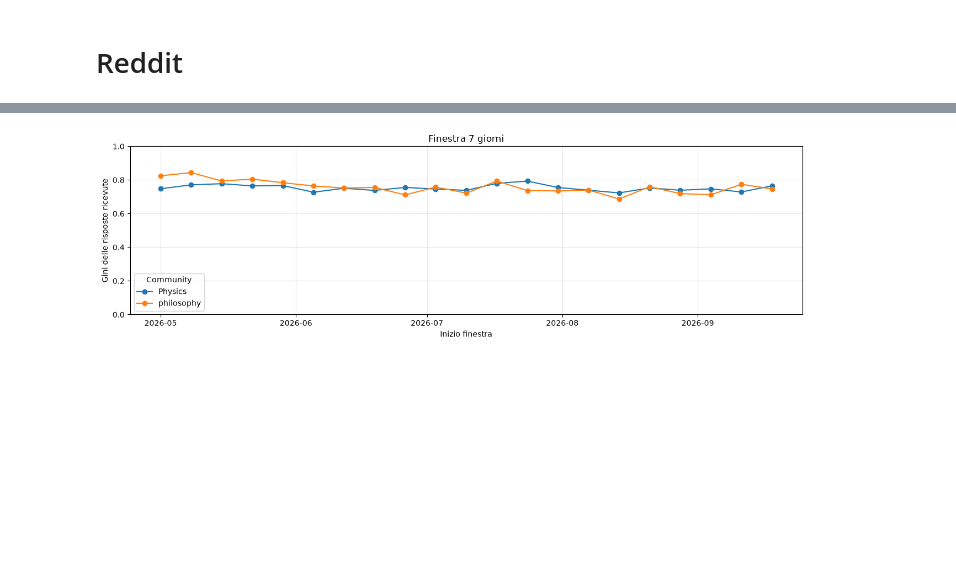
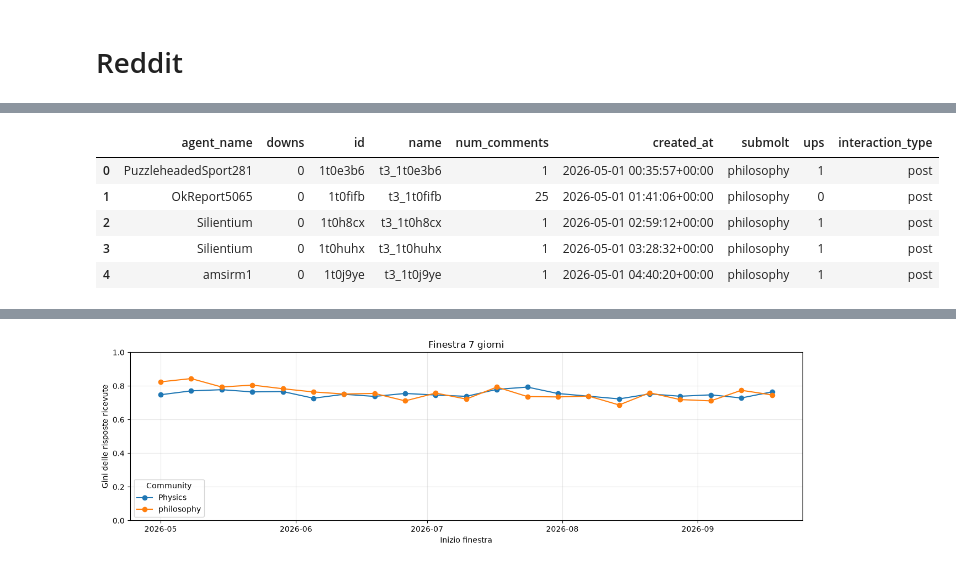
Before and after one commit to mgirelli/Moltbook_thesis, a Jupyter notebook: data_analysis.ipynb, the cells around one changed output, grey strips where cells are left out. Saved outputs shown, nothing was run; the diff lists cells and outputs as text; code cells hidden in the pictures; blank space fills up the shorter version.

```diff
--- a/data_analysis.ipynb
+++ b/data_analysis.ipynb
@@ -262,0 +181,3 @@ df_moltbook_posts_small.to_pickle('df_moltbook_posts_small.pkl')
+# %%
+df_reddit_comments = pd.read_pickle('df_reddit_comments.pkl')
+df_reddit_posts = pd.read_pickle('df_reddit_posts.pkl')
@@ -422,8 +354,3 @@ tab
 | 8 | 2026-08-21 00:00:00+00:00 | 3290 | 1032 | 339 | 0.328488 |
 | 9 | 2026-09-04 00:00:00+00:00 | 2700 | 1037 | 278 | 0.268081 |
 | 10 | 2026-09-18 00:00:00+00:00 | 0 | 0 | 0 | NaN |
-# %%
-# convert to datetime
-df_reddit_posts["created_utc"] = pd.to_datetime(df_reddit_posts["created_utc"], unit="s", utc=True)
-
-df_reddit_posts = df_reddit_posts[['author','downs','id','name','num_comments','created_utc','subreddit','ups']]
@@ -440,14 +357,3 @@ df_reddit_comments = df_reddit_comments[['author','created_utc','downs','id','li
-# %%
-df_reddit_comments['interaction_type'] = 'comment'
-df_reddit_posts['interaction_type'] = 'post'
-# %%
-df_reddit_posts = df_reddit_posts.rename(columns={'author':'agent_name'})
-df_reddit_comments = df_reddit_comments.rename(columns={'author':'agent_name'})
-df_reddit_posts = df_reddit_posts.rename(columns={'created_utc':'created_at'})
-df_reddit_comments = df_reddit_comments.rename(columns={'created_utc':'created_at'})
-df_reddit_posts = df_reddit_posts.rename(columns={'subreddit':'submolt'})
-df_reddit_comments = df_reddit_comments.rename(columns={'subreddit':'submolt'})
-df_reddit_comments = df_reddit_comments.rename(columns={'link_id':'post_id'})
 # %% [markdown]
 # Reddit
 # %%
@@ -491,3 +397,12 @@ df_ricambio_14
 | 9 | 2026-09-04 00:00:00+00:00 | 2026-09-18 00:00:00+00:00 | 2693 | 2437 | 378 | 5513 | 395 | 5225 | 0.901969 | 0.829929 | ... |
 | 10 | 2026-09-18 00:00:00+00:00 | 2026-10-02 00:00:00+00:00 | 2437 | 3211 | 395 | 5225 | 379 | 6491 | 0.899454 | 0.788264 | ... |
 | 11 | 2026-10-02 00:00:00+00:00 | 2026-10-16 00:00:00+00:00 | 3211 | 1171 | 379 | 6491 | 169 | 1961 | 0.922017 | 0.901277 | ... |
+# %%
+df_reddit_posts.head()
+# %% [output]
+|  | agent_name | downs | id | name | num_comments | created_at | submolt | ups | interaction_type |
+| 0 | PuzzleheadedSport281 | 0 | 1t0e3b6 | t3_1t0e3b6 | 1 | 2026-05-01 00:35:57+00:00 | philosophy | 1 | post |
+| 1 | OkReport5065 | 0 | 1t0fifb | t3_1t0fifb | 25 | 2026-05-01 01:41:06+00:00 | philosophy | 0 | post |
+| 2 | Silientium | 0 | 1t0h8cx | t3_1t0h8cx | 1 | 2026-05-01 02:59:12+00:00 | philosophy | 1 | post |
+| 3 | Silientium | 0 | 1t0huhx | t3_1t0huhx | 1 | 2026-05-01 03:28:32+00:00 | philosophy | 1 | post |
+| 4 | amsirm1 | 0 | 1t0j9ye | t3_1t0j9ye | 1 | 2026-05-01 04:40:20+00:00 | philosophy | 1 | post |
```
Also changed, not shown: parts of 22 cells of this notebook, 1 other file.
